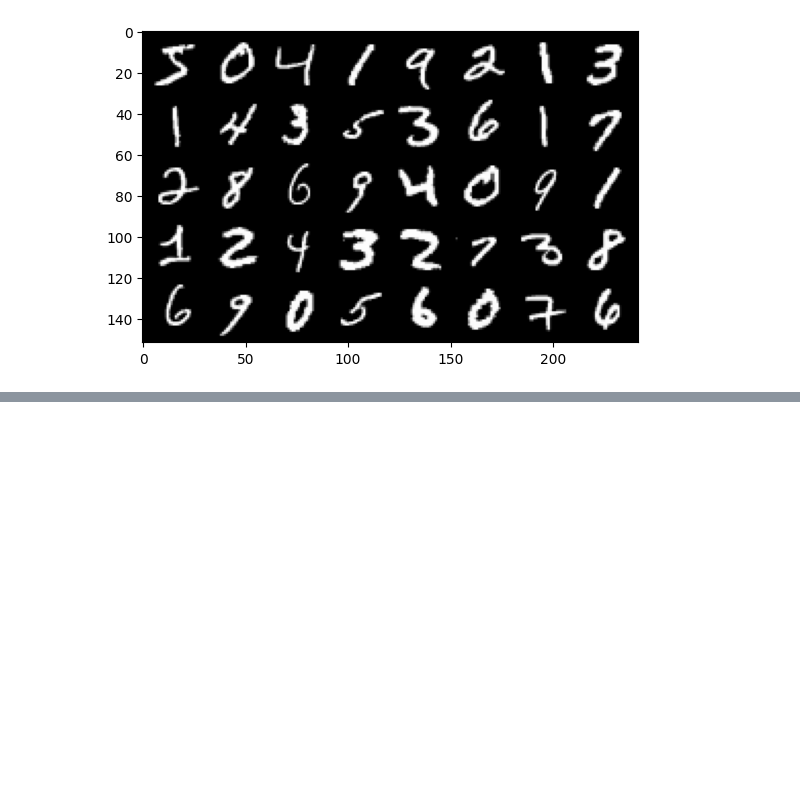
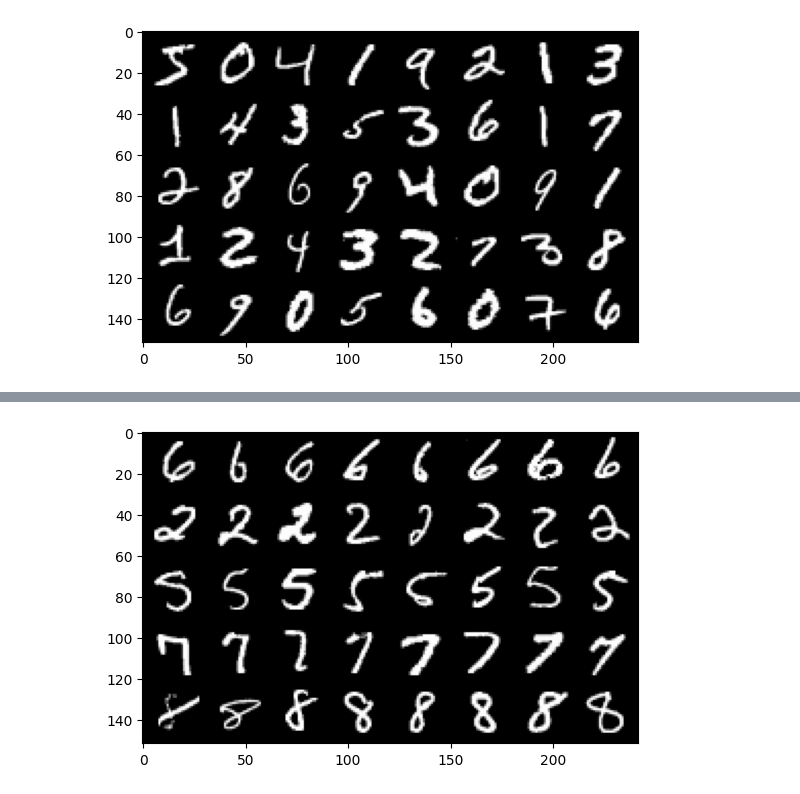
Before and after one commit to Tyern/HAR_AE, a Jupyter notebook: ProgramingEnvTest/sampler.ipynb, the cells around one changed output, grey strips where cells are left out. Drawn from its saved outputs; the diff is of its cells as text; code cells hidden in the pictures; blank space fills up the shorter version.

```diff
--- a/ProgramingEnvTest/sampler.ipynb
+++ b/ProgramingEnvTest/sampler.ipynb
@@ -100,0 +101,46 @@ imshow(torchvision.utils.make_grid(images))
+# %%
+
+class BalancedSampler(torch.utils.data.Sampler):
+    def __init__(self,
+                 dataset: torch.utils.data.Dataset,
+                 n_classes,
+                 n_samples):
+        self.labels_list = []
+        for _, label in dataset:
+            self.labels_list.append(label)
+        self.labels = torch.LongTensor(self.labels_list)
+        self.labels_set = list(set(self.labels.numpy()))
+        self.label_to_indices = {label: np.where(self.labels.numpy() == label)[0]
+                                 for label in self.labels_set}
+        for l in self.labels_set:
+            np.random.shuffle(self.label_to_indices[l])
+        self.used_label_indices_count = {label: 0 for label in self.labels_set}
+        self.count = 0
+        self.n_classes = n_classes
+        self.n_samples = n_samples
+        self.dataset = dataset
+        self.batch_size = self.n_samples * self.n_classes
+
+
+    def __iter__(self):
+        self.count = 0
+        classes = np.random.choice(self.labels_set, self.n_classes, replace=False)
+        indices = []
+        for class_ in classes:
+            indices.extend(self.label_to_indices[class_][
+                self.used_label_indices_count[class_]:self.used_label_indices_count[
+                    class_] + self.n_samples])
+
+        return iter(indices)
+
+    def __len__(self):
+        return self.batch_size
+# %%
+sampler = BalancedSampler(mnist_train, n_classes, n_samples)
+dataloader = torch.utils.data.DataLoader(mnist_train, sampler=sampler, batch_size= n_classes * n_samples)
+my_testiter = iter(dataloader)
+images, target = next(my_testiter)
+
+imshow(torchvision.utils.make_grid(images))
+# %% [output]
+[figure, added]
```
Also changed, not shown: parts of 2 cells of this notebook, 6 other files.
